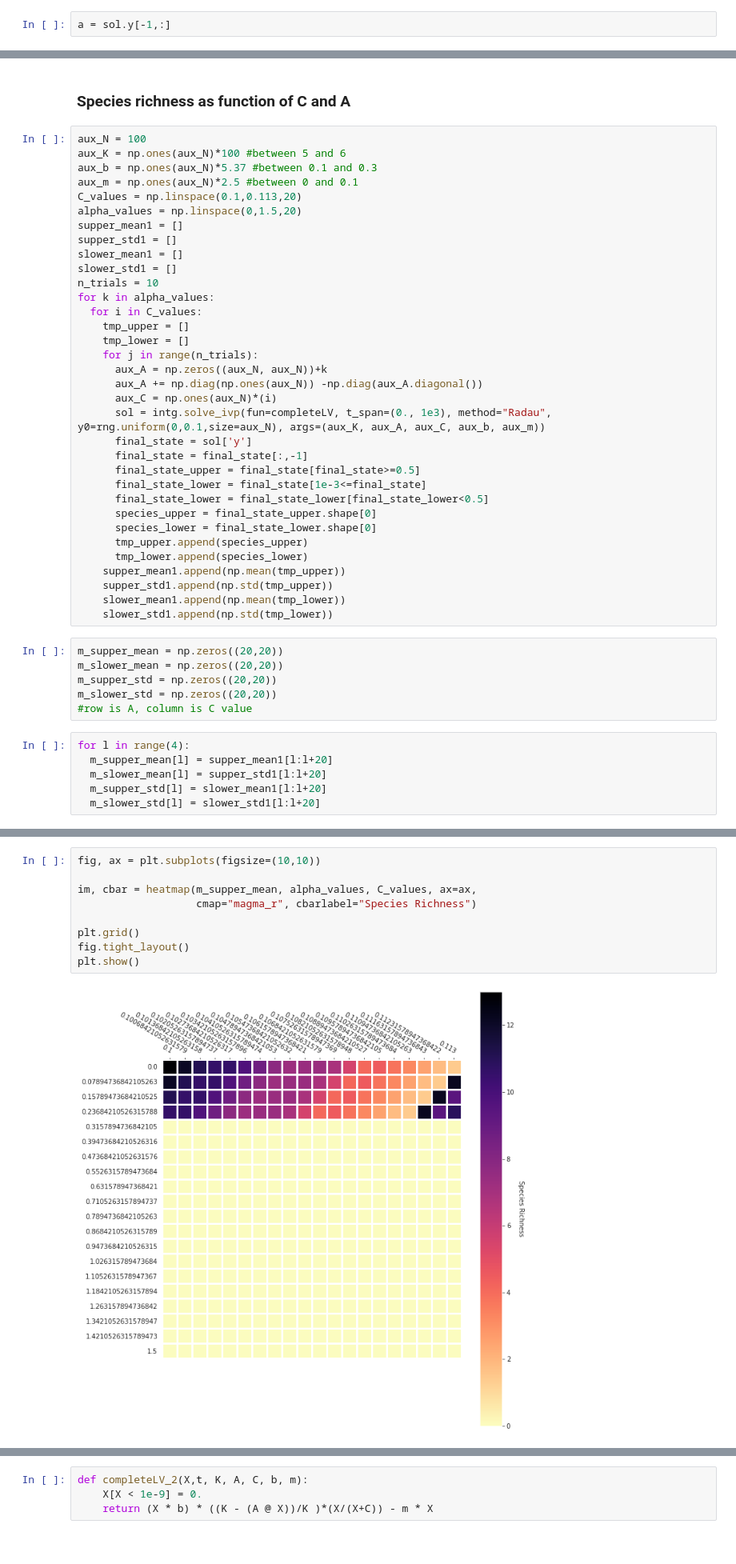
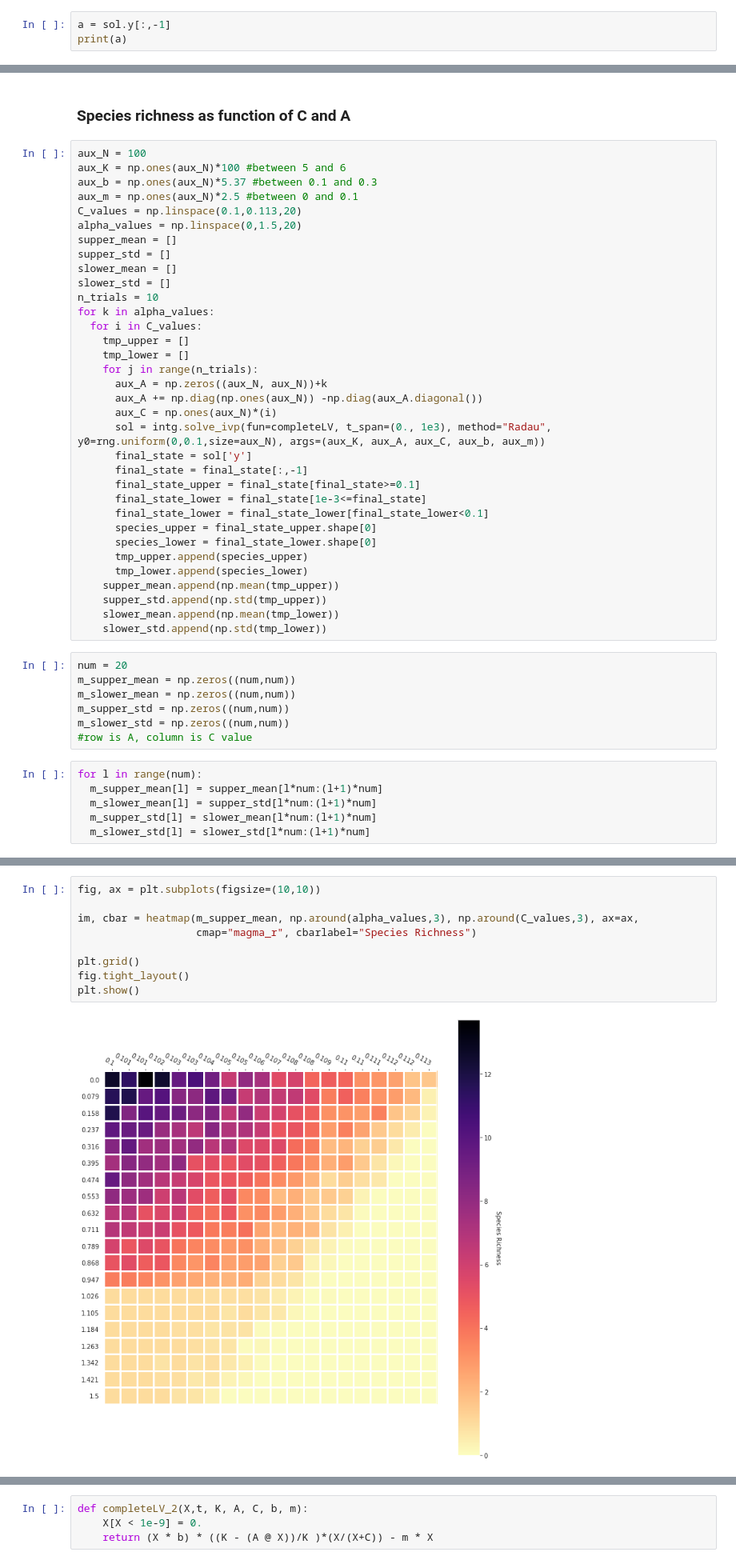
Before and after one commit to denisecammarota/qbio2021, a Jupyter notebook: Denise_Submodels_on_gLV_with_Allee.ipynb, the cells around one changed output, grey strips where cells are left out. Shown at 80% size. Drawn from its saved outputs; the diff is of its cells as text.

```diff
--- a/Denise_Submodels_on_gLV_with_Allee.ipynb
+++ b/Denise_Submodels_on_gLV_with_Allee.ipynb
@@ -279,3 +302,4 @@ plt.show()
 # %%
-a = sol.y[-1,:]
+a = sol.y[:,-1]
+print(a)
 # %% [output]
@@ -333,10 +367,10 @@ aux_b = np.ones(aux_N)*5.37 #between 0.1 and 0.3
 aux_m = np.ones(aux_N)*2.5 #between 0 and 0.1
 C_values = np.linspace(0.1,0.113,20)
 alpha_values = np.linspace(0,1.5,20)
-supper_mean1 = []
-supper_std1 = []
-slower_mean1 = []
-slower_std1 = []
+supper_mean = []
+supper_std = []
+slower_mean = []
+slower_std = []
 n_trials = 10
 for k in alpha_values:
   for i in C_values:
@@ -349,26 +383,27 @@ for k in alpha_values:
       sol = intg.solve_ivp(fun=completeLV, t_span=(0., 1e3), method="Radau", y0=rng.uniform(0,0.1,size=aux_N), args=(aux_K, aux_A, aux_C, aux_b, aux_m))
       final_state = sol['y']
       final_state = final_state[:,-1]
-      final_state_upper = final_state[final_state>=0.5]
+      final_state_upper = final_state[final_state>=0.1]
       final_state_lower = final_state[1e-3<=final_state]
-      final_state_lower = final_state_lower[final_state_lower<0.5]
+      final_state_lower = final_state_lower[final_state_lower<0.1]
       species_upper = final_state_upper.shape[0]
       species_lower = final_state_lower.shape[0]
       tmp_upper.append(species_upper)
       tmp_lower.append(species_lower)
-    supper_mean1.append(np.mean(tmp_upper))
-    supper_std1.append(np.std(tmp_upper))
-    slower_mean1.append(np.mean(tmp_lower))
-    slower_std1.append(np.std(tmp_lower))
+    supper_mean.append(np.mean(tmp_upper))
+    supper_std.append(np.std(tmp_upper))
+    slower_mean.append(np.mean(tmp_lower))
+    slower_std.append(np.std(tmp_lower))
 # %%
-m_supper_mean = np.zeros((20,20))
-m_slower_mean = np.zeros((20,20))
-m_supper_std = np.zeros((20,20))
-m_slower_std = np.zeros((20,20))
+num = 20
+m_supper_mean = np.zeros((num,num))
+m_slower_mean = np.zeros((num,num))
+m_supper_std = np.zeros((num,num))
+m_slower_std = np.zeros((num,num))
 #row is A, column is C value
 # %%
-for l in range(4):
-  m_supper_mean[l] = supper_mean1[l:l+20]
-  m_slower_mean[l] = supper_std1[l:l+20]
-  m_supper_std[l] = slower_mean1[l:l+20]
-  m_slower_std[l] = slower_std1[l:l+20]
+for l in range(num):
+  m_supper_mean[l] = supper_mean[l*num:(l+1)*num]
+  m_slower_mean[l] = supper_std[l*num:(l+1)*num]
+  m_supper_std[l] = slower_mean[l*num:(l+1)*num]
+  m_slower_std[l] = slower_std[l*num:(l+1)*num]
@@ -502,11 +530,11 @@ def annotate_heatmap(im, data=None, valfmt="{x:.2f}",
 # %%
 fig, ax = plt.subplots(figsize=(10,10))
 
-im, cbar = heatmap(m_supper_mean, alpha_values, C_values, ax=ax,
+im, cbar = heatmap(m_supper_mean, np.around(alpha_values,3), np.around(C_values,3), ax=ax,
                    cmap="magma_r", cbarlabel="Species Richness")
 
 plt.grid()
 fig.tight_layout()
 plt.show()
 # %% [output]
-[figure, old version]
+[figure, new version]
```
Also changed, not shown: parts of 91 cells of this notebook.
